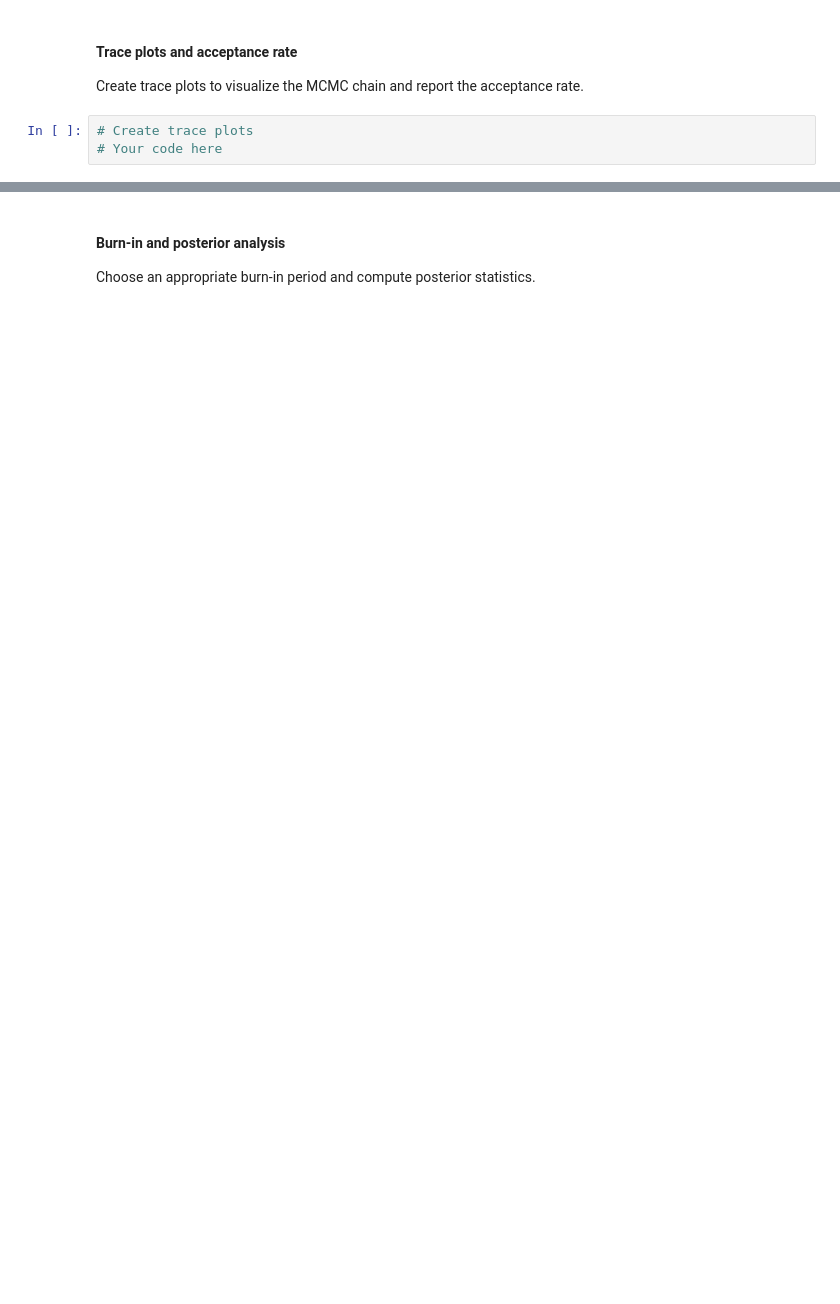
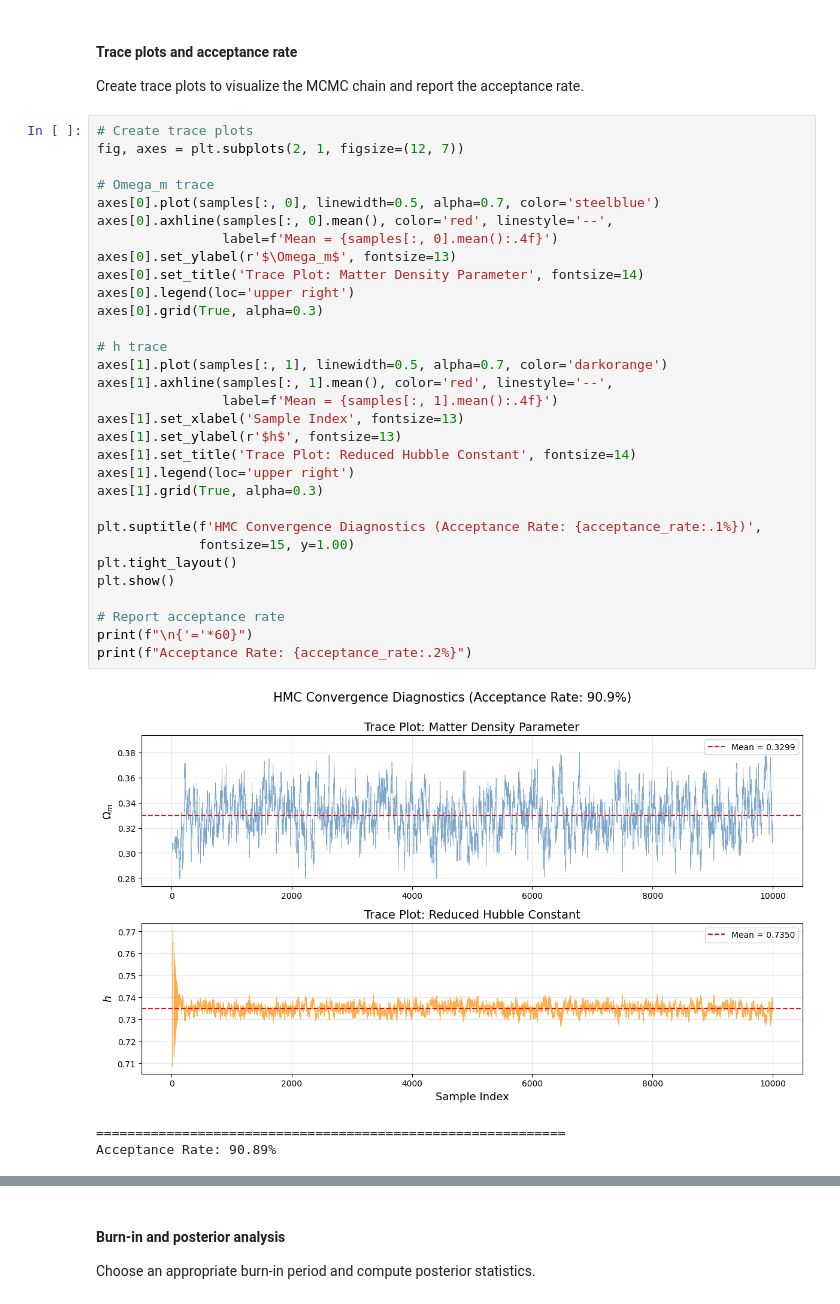
Before and after one commit to IlKoKaIl/Imperial-work, a Jupyter notebook: Statistical Methods/Assignments/A4/problem_sheet_4.ipynb, the cells around one changed output, grey strips where cells are left out. Drawn from its saved outputs; the diff is of its cells as text; blank space fills up the shorter version.

```diff
--- a/Statistical Methods/Assignments/A4/problem_sheet_4.ipynb
+++ b/Statistical Methods/Assignments/A4/problem_sheet_4.ipynb
@@ -620,4 +665,36 @@ Sample mean: Ωₘ=0.308, h=0.737
 Create trace plots to visualize the MCMC chain and report the acceptance rate.
 # %%
 # Create trace plots
-# Your code here
+fig, axes = plt.subplots(2, 1, figsize=(12, 7))
+
+# Omega_m trace
+axes[0].plot(samples[:, 0], linewidth=0.5, alpha=0.7, color='steelblue')
+axes[0].axhline(samples[:, 0].mean(), color='red', linestyle='--',
+                label=f'Mean = {samples[:, 0].mean():.4f}')
+axes[0].set_ylabel(r'$\Omega_m$', fontsize=13)
+axes[0].set_title('Trace Plot: Matter Density Parameter', fontsize=14)
+axes[0].legend(loc='upper right')
+axes[0].grid(True, alpha=0.3)
+
+# h trace
+axes[1].plot(samples[:, 1], linewidth=0.5, alpha=0.7, color='darkorange')
+axes[1].axhline(samples[:, 1].mean(), color='red', linestyle='--',
+                label=f'Mean = {samples[:, 1].mean():.4f}')
+axes[1].set_xlabel('Sample Index', fontsize=13)
+axes[1].set_ylabel(r'$h$', fontsize=13)
+axes[1].set_title('Trace Plot: Reduced Hubble Constant', fontsize=14)
+axes[1].legend(loc='upper right')
+axes[1].grid(True, alpha=0.3)
+
+plt.suptitle(f'HMC Convergence Diagnostics (Acceptance Rate: {acceptance_rate:.1%})',
+             fontsize=15, y=1.00)
+plt.tight_layout()
+plt.show()
+
+# Report acceptance rate
+print(f"\n{'='*60}")
+print(f"Acceptance Rate: {acceptance_rate:.2%}")
+# %% [output]
+[figure, added]
+============================================================
+Acceptance Rate: 90.89%
```
Also changed, not shown: parts of 14 cells of this notebook, 9 other files.
